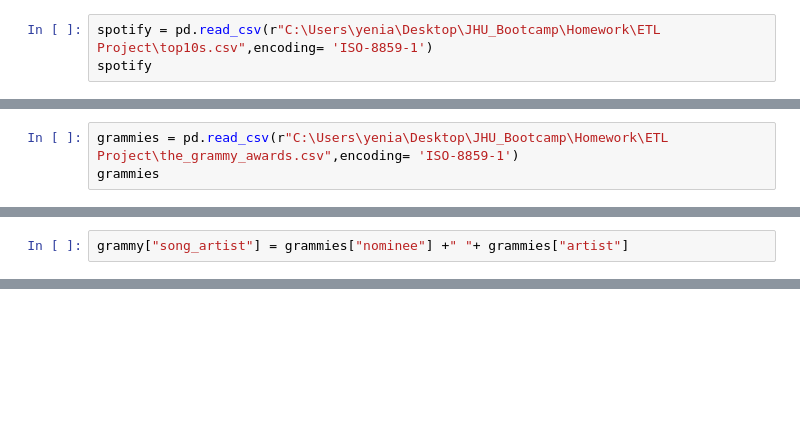
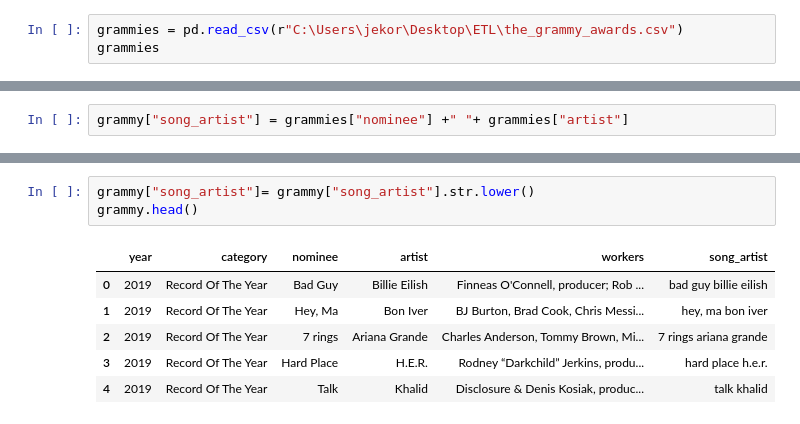
Before and after one commit to yperez0914/ETL, a Jupyter notebook: ETL.ipynb, the cells around one changed output, grey strips where cells are left out. Cells and saved outputs as stored; diff of their text form; blank space fills up the shorter version.

```diff
--- a/ETL.ipynb
+++ b/ETL.ipynb
@@ -1,6 +1,6 @@
 # %%
 import pandas as pd
 # %%
-spotify = pd.read_csv(r"C:\Users\yenia\Desktop\JHU_Bootcamp\Homework\ETL Project\top10s.csv",encoding= 'ISO-8859-1')
-spotify
+grammies = pd.read_csv(r"C:\Users\jekor\Desktop\ETL\the_grammy_awards.csv")
+grammies
 # %% [output]
@@ -20,3 +19,0 @@ spotify
-# %%
-grammies = pd.read_csv(r"C:\Users\yenia\Desktop\JHU_Bootcamp\Homework\ETL Project\the_grammy_awards.csv",encoding= 'ISO-8859-1')
-grammies
@@ -56,0 +56,10 @@ grammy
+# %%
+grammy["song_artist"]= grammy["song_artist"].str.lower()
+grammy.head()
+# %% [output]
+|  | year | category | nominee | artist | workers | song_artist |
+| 0 | 2019 | Record Of The Year | Bad Guy | Billie Eilish | Finneas O'Connell, producer; Rob ... | bad guy billie eilish |
+| 1 | 2019 | Record Of The Year | Hey, Ma | Bon Iver | BJ Burton, Brad Cook, Chris Messi... | hey, ma bon iver |
+| 2 | 2019 | Record Of The Year | 7 rings | Ariana Grande | Charles Anderson, Tommy Brown, Mi... | 7 rings ariana grande |
+| 3 | 2019 | Record Of The Year | Hard Place | H.E.R. | Rodney “Darkchild” Jerkins, produ... | hard place h.e.r. |
+| 4 | 2019 | Record Of The Year | Talk | Khalid | Disclosure & Denis Kosiak, produc... | talk khalid |
```
Also changed, not shown: parts of 12 cells of this notebook, 2 other files.
